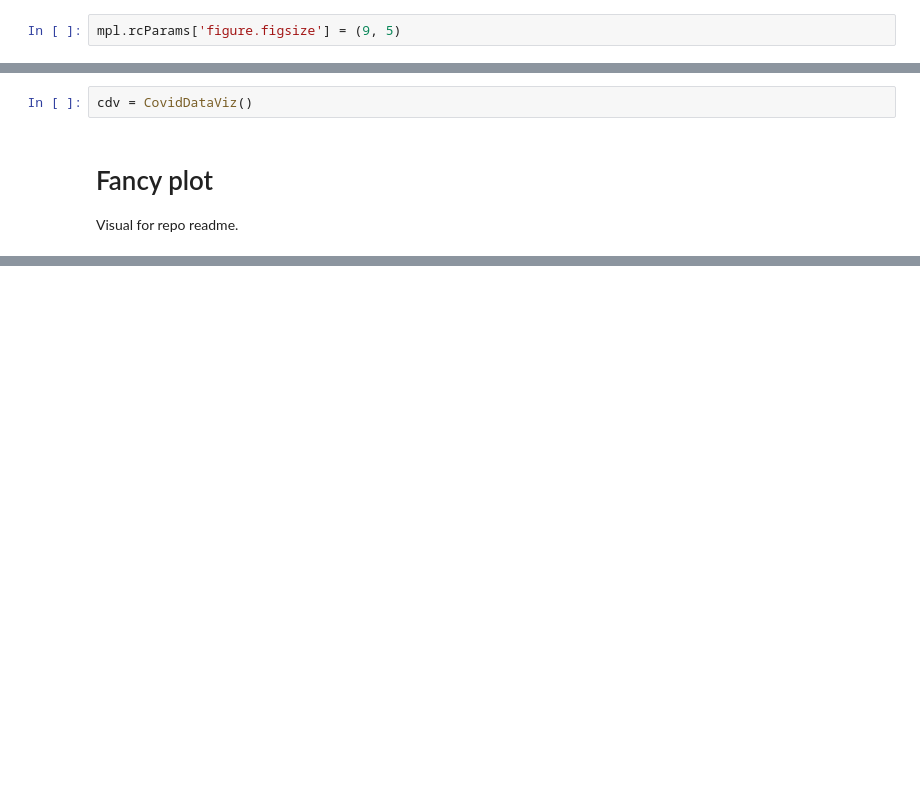
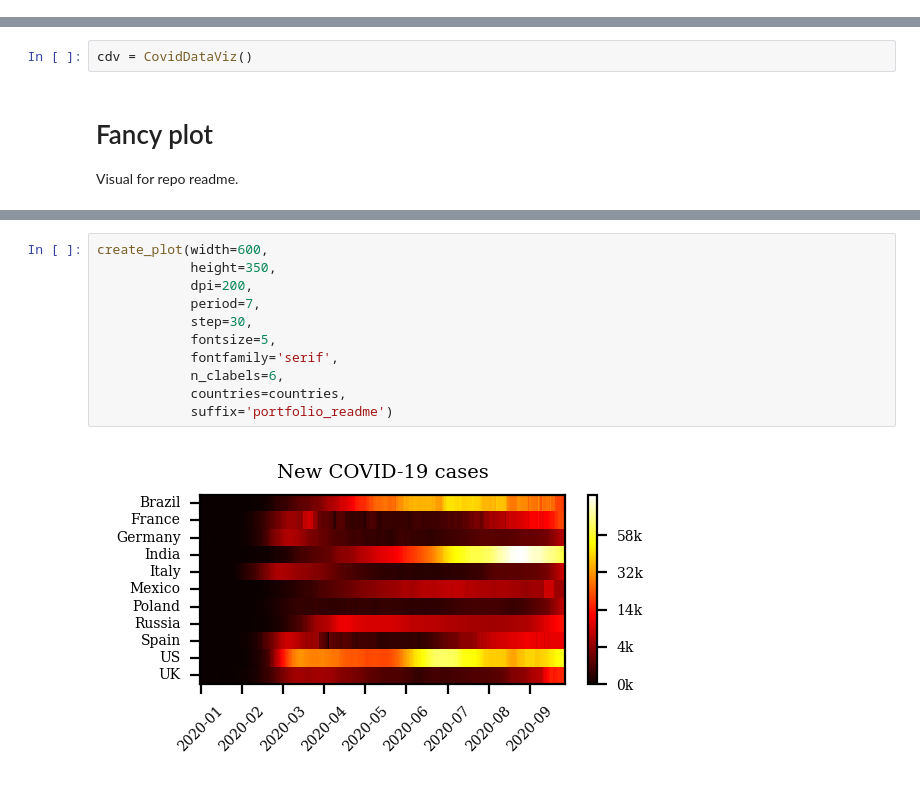
Before and after one commit to besiobu/data-science-portfolio, a Jupyter notebook: covid-19/notebooks/1.3-exploratory_analysis_fancy_plot.ipynb, the cells around one changed output, grey strips where cells are left out. Drawn from its saved outputs; the diff is of its cells as text; blank space fills up the shorter version.

Commit message:
Create function to draw the fancy plot.

```diff
--- a/covid-19/notebooks/1.3-exploratory_analysis_fancy_plot.ipynb
+++ b/covid-19/notebooks/1.3-exploratory_analysis_fancy_plot.ipynb
@@ -18,5 +16,3 @@ from covid_data_viz import CovidDataViz
-# %%
-mpl.rcParams['figure.figsize'] = (9, 5)
 # %% [markdown]
 # Goal
 My goal is to visualize various aspect of the `COVID-19` pandemic.
@@ -116,0 +113,13 @@ plt.show()
+# %%
+create_plot(width=600,
+            height=350,
+            dpi=200,
+            period=7,
+            step=30,
+            fontsize=5,
+            fontfamily='serif',
+            n_clabels=6,
+            countries=countries,
+            suffix='portfolio_readme')
+# %% [output]
+[figure, added]
```
Also changed, not shown: parts of 4 cells of this notebook.
